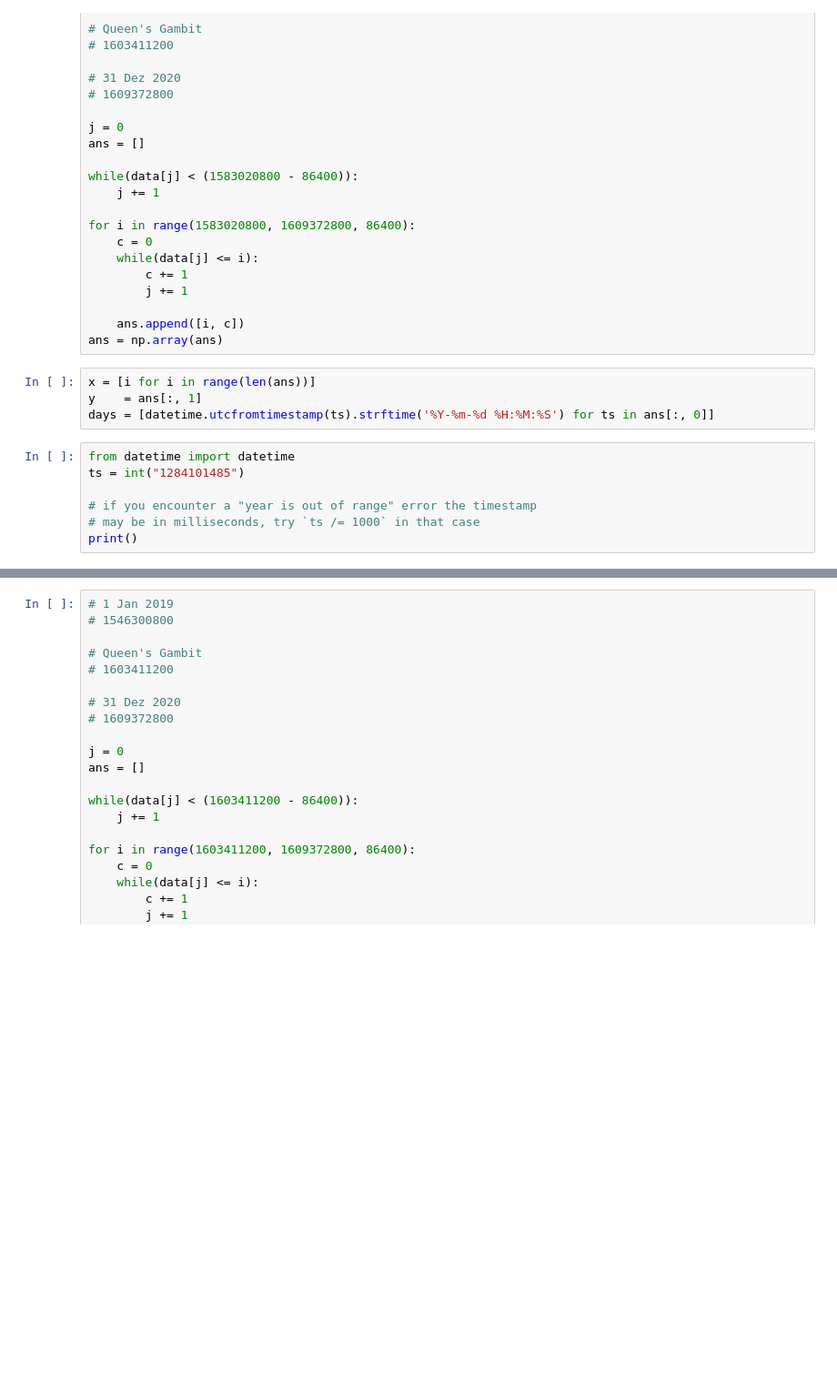
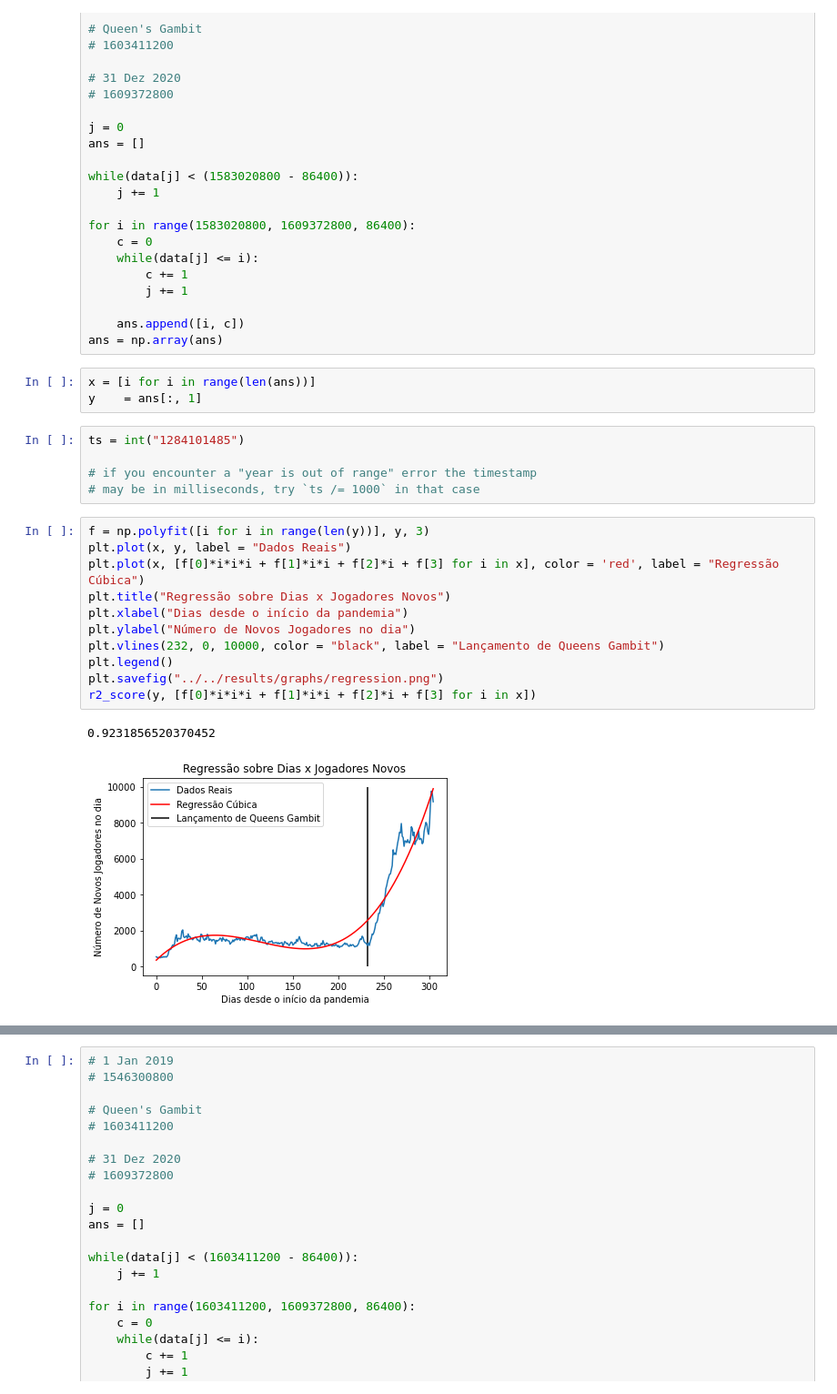
Before and after one commit to pdrsa/chess_covid, a Jupyter notebook: code/analysis/regression.ipynb, the cells around one changed output, grey strips where cells are left out. Shown: that part at 91% size. Cells and saved outputs as stored; diff of their text form; blank space fills up the shorter version.

```diff
--- a/code/analysis/regression.ipynb
+++ b/code/analysis/regression.ipynb
@@ -65,14 +69,25 @@ ans = np.array(ans)
 # %%
 x = [i for i in range(len(ans))]
 y    = ans[:, 1]
-days = [datetime.utcfromtimestamp(ts).strftime('%Y-%m-%d %H:%M:%S') for ts in ans[:, 0]]
 # %%
-from datetime import datetime
 ts = int("1284101485")
 
 # if you encounter a "year is out of range" error the timestamp
 # may be in milliseconds, try `ts /= 1000` in that case
-print()
+# %%
+f = np.polyfit([i for i in range(len(y))], y, 3)
+plt.plot(x, y, label = "Dados Reais")
+plt.plot(x, [f[0]*i*i*i + f[1]*i*i + f[2]*i + f[3] for i in x], color = 'red', label = "Regressão Cúbica")
+plt.title("Regressão sobre Dias x Jogadores Novos")
+plt.xlabel("Dias desde o início da pandemia")
+plt.ylabel("Número de Novos Jogadores no dia")
+plt.vlines(232, 0, 10000, color = "black", label = "Lançamento de Queens Gambit")
+plt.legend()
+plt.savefig("../../results/graphs/regression.png")
+r2_score(y, [f[0]*i*i*i + f[1]*i*i + f[2]*i + f[3] for i in x])
+# %% [output]
+0.9231856520370452
+[figure, added]
 # %%
 f = np.polyfit([i for i in range(len(y))], y, 3)
 plt.plot(x, y, label = "Dados Reais")
```
Also changed, not shown: parts of 5 cells of this notebook.
